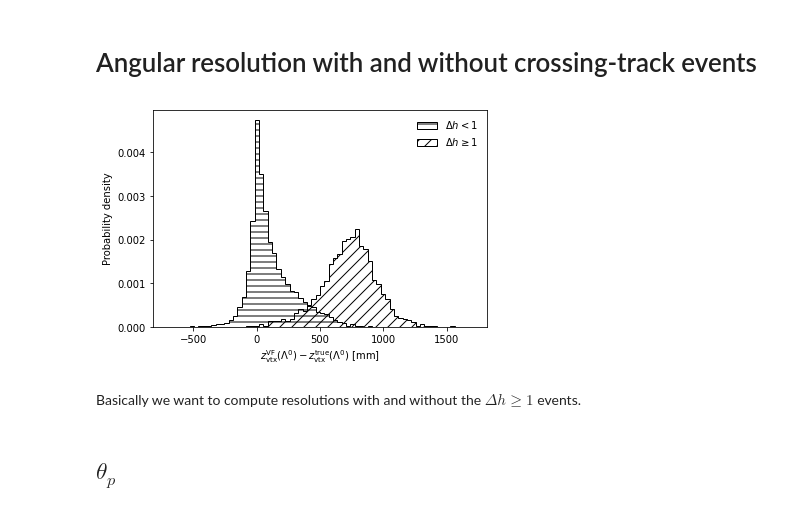
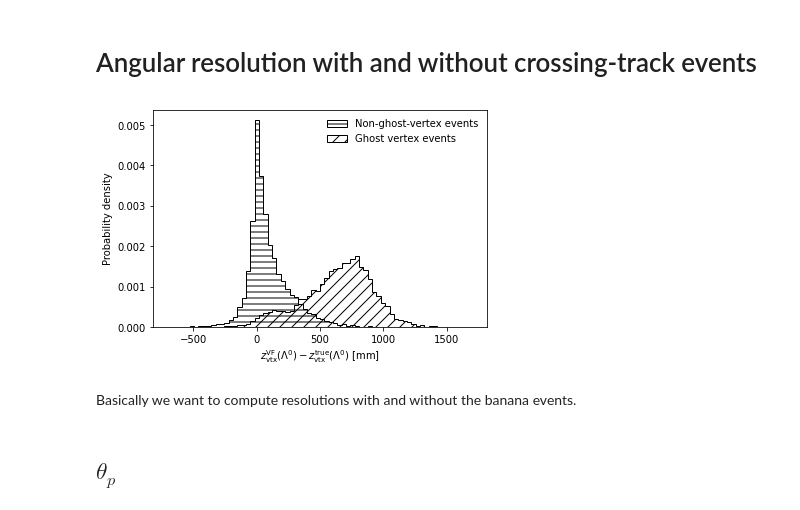
Before and after one commit to alatios/lb2jpsil_lambda-emdm-measurement, a Jupyter notebook: 05_proton_angle_resolutions.ipynb, the cells around one changed output. Saved outputs shown, nothing was run; the diff lists cells and outputs as text; code cells hidden in the pictures.

```diff
--- a/05_proton_angle_resolutions.ipynb
+++ b/05_proton_angle_resolutions.ipynb
@@ -1336,0 +1287,11 @@ upside_down_individual_cut = df_mc[h_reco_DTF] - df_mc[h_truth] > 1
+# %%
+psi_lower_threshold = 15
+
+def banana_bottom(psi):
+    return - 0.08 - np.sin((np.pi/180.)*(30+0.85*psi)/2.)
+
+def banana_top(psi):
+    return 0.05 - np.sin((np.pi/180.)*psi/2.)
+
+def banana_region(psi, h):
+    return (h >= banana_bottom(psi)) & (h <= banana_top(psi)) & (psi >= psi_lower_threshold)
@@ -1337,3 +1321,5 @@ upside_down_individual_cut = df_mc[h_reco_DTF] - df_mc[h_truth] > 1
+# %%
+in_banana = banana_region(df_mc['DTF_FixJPsiLambda_psi'], df_mc['MCTRUTH_h'])
 # %%
 ## Common plot parameters
 common_plot_params = {
@@ -1342,41 +1328,44 @@ common_plot_params = {
     'histtype': 'stepfilled',
     'edgecolor': 'black',
     'facecolor': 'none',
     'density': True
 }
 
 ## Individual plot parameters
 right_way_up_params = {
     'hatch': '--',
-    'label': '$\Delta h < 1$'
+    'label': 'Non-ghost-vertex events'
 }
 
 upside_down_params = {
     'hatch': '//',
-    'label': '$\Delta h \geq 1$'
+    'label': 'Ghost vertex events'
 }
 
 series = df_mc['L_ENDVERTEX_Z'] - df_mc['MCTRUTH_L_ENDVERTEX_Z']
 
 ## Bias < 1
-plt.hist(series.loc[~upside_down_individual_cut], **common_plot_params, **right_way_up_params)
+plt.hist(series.loc[~in_banana], **common_plot_params, **right_way_up_params)
 
 ## Bias >= 1
-plt.hist(series.loc[upside_down_individual_cut], **common_plot_params, **upside_down_params)
+plt.hist(series.loc[in_banana], **common_plot_params, **upside_down_params)
 
 plt.xlabel(r'$z_\mathrm{vtx}^\mathrm{VF} (\Lambda^0) - z_\mathrm{vtx}^\mathrm{true} (\Lambda^0)$ [mm]')
 plt.ylabel("Probability density")
 
 if show_titles:
-    plt.title(r'$\Lambda^0 \rightarrow p\pi^-$: $z$ vertex bias vs. horizontality bias' + '\n(MC simulation)')
+    plt.title(r'$\Lambda^0 \rightarrow p\pi^-$: $z$ vertex bias vs. ghost vertex' + '\n(MC simulation)')
 
 plt.legend(frameon=False)
 
+if save_plots:
+    plt.savefig(plot_directory + 'lambda_endvertex_z_bias_vs_ghost_vertex' + '.pdf', bbox_inches = 'tight')
+
 plt.show()
 # %% [output]
-[figure, old version]
+[figure, new version]
 # %% [markdown]
-Basically we want to compute resolutions with and without the $\Delta h \geq 1$ events.
+Basically we want to compute resolutions with and without the banana events.
 # %% [markdown]
 ## $\theta_p$
 # %%
```
Also changed, not shown: parts of 16 cells of this notebook, 1 other file.
